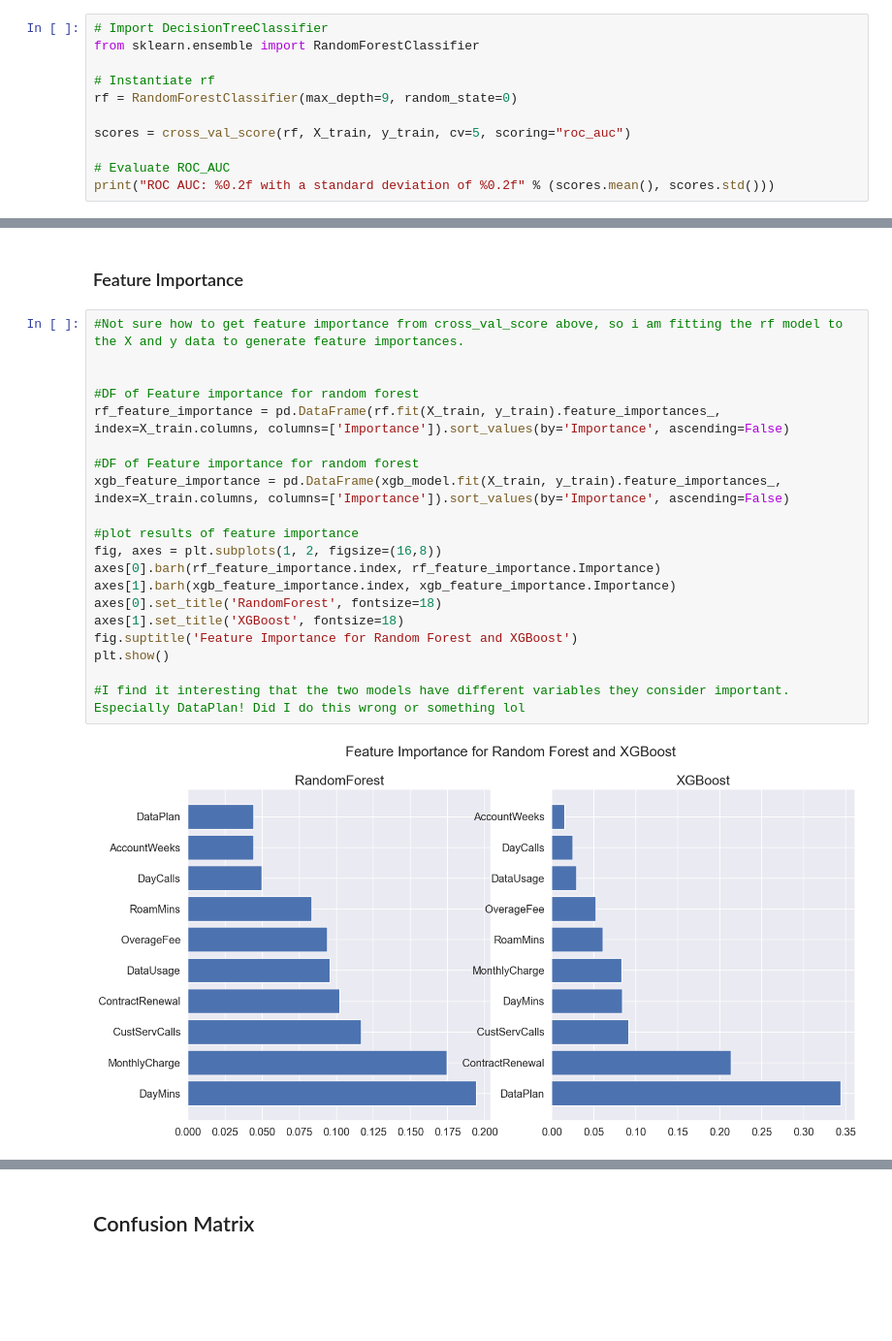
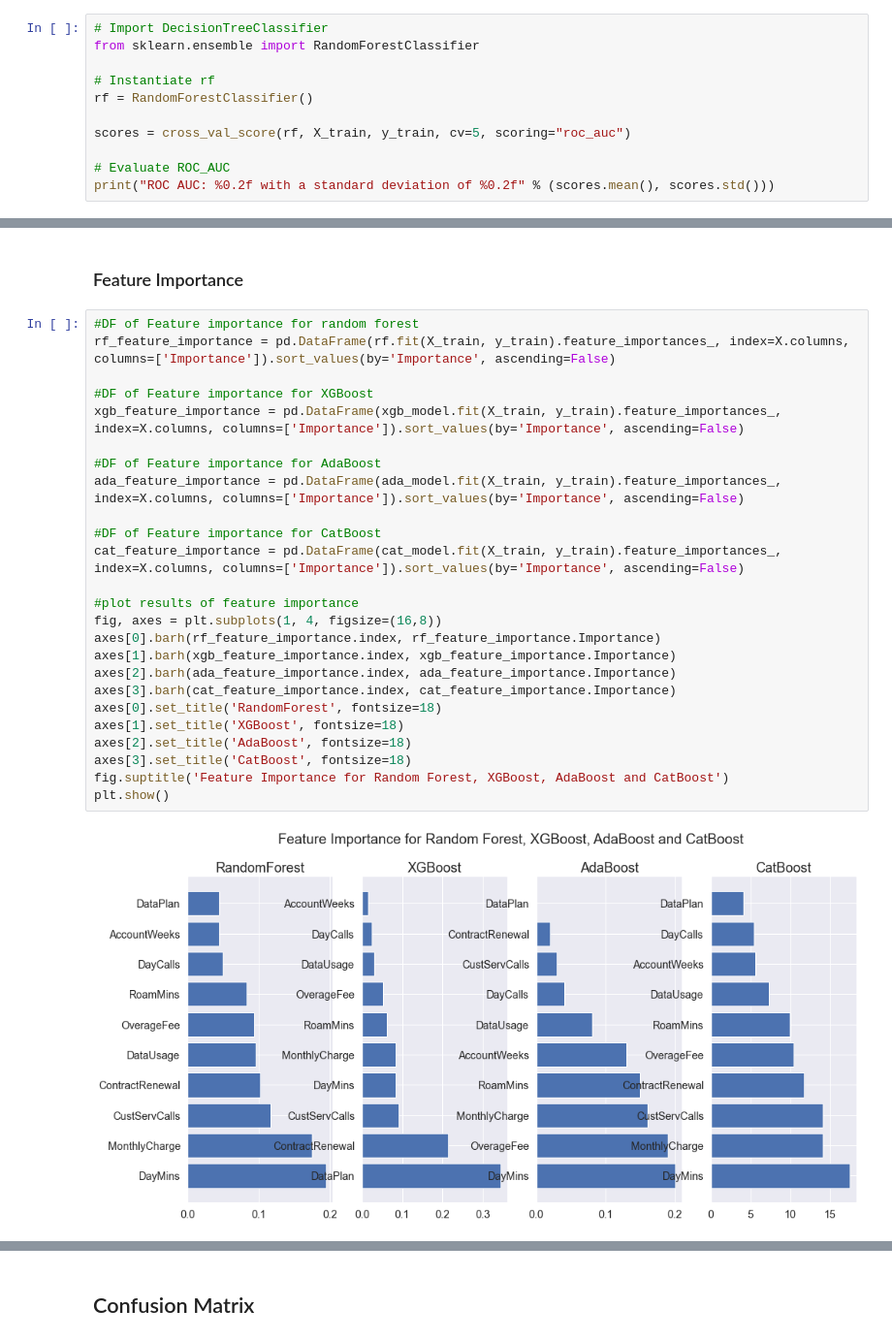
Before and after one commit to luisquinonesPR/ML_Tree_Models, a Jupyter notebook: tree_models.ipynb, the cells around one changed output, grey strips where cells are left out. Shown at 97% size. Saved outputs shown, nothing was run; the diff lists cells and outputs as text; blank space fills up the shorter version.

```diff
--- a/tree_models.ipynb
+++ b/tree_models.ipynb
@@ -237,7 +237,7 @@ def estimator(clf, params, X_train, y_train):
 from sklearn.ensemble import RandomForestClassifier
 
 # Instantiate rf
-rf = RandomForestClassifier(max_depth=9, random_state=0)
+rf = RandomForestClassifier()
 
 scores = cross_val_score(rf, X_train, y_train, cv=5, scoring="roc_auc")
 
@@ -566,24 +374,29 @@ Learning rate set to 0.031469
 # %% [markdown]
 ### Feature Importance
 # %%
-#Not sure how to get feature importance from cross_val_score above, so i am fitting the rf model to the X and y data to generate feature importances.
+#DF of Feature importance for random forest
+rf_feature_importance = pd.DataFrame(rf.fit(X_train, y_train).feature_importances_, index=X.columns, columns=['Importance']).sort_values(by='Importance', ascending=False)
 
+#DF of Feature importance for XGBoost
+xgb_feature_importance = pd.DataFrame(xgb_model.fit(X_train, y_train).feature_importances_, index=X.columns, columns=['Importance']).sort_values(by='Importance', ascending=False)
 
-#DF of Feature importance for random forest
-rf_feature_importance = pd.DataFrame(rf.fit(X_train, y_train).feature_importances_, index=X_train.columns, columns=['Importance']).sort_values(by='Importance', ascending=False)
+#DF of Feature importance for AdaBoost
+ada_feature_importance = pd.DataFrame(ada_model.fit(X_train, y_train).feature_importances_, index=X.columns, columns=['Importance']).sort_values(by='Importance', ascending=False)
 
-#DF of Feature importance for random forest
-xgb_feature_importance = pd.DataFrame(xgb_model.fit(X_train, y_train).feature_importances_, index=X_train.columns, columns=['Importance']).sort_values(by='Importance', ascending=False)
+#DF of Feature importance for CatBoost
+cat_feature_importance = pd.DataFrame(cat_model.fit(X_train, y_train).feature_importances_, index=X.columns, columns=['Importance']).sort_values(by='Importance', ascending=False)
 
 #plot results of feature importance
-fig, axes = plt.subplots(1, 2, figsize=(16,8))
+fig, axes = plt.subplots(1, 4, figsize=(16,8))
 axes[0].barh(rf_feature_importance.index, rf_feature_importance.Importance)
 axes[1].barh(xgb_feature_importance.index, xgb_feature_importance.Importance)
+axes[2].barh(ada_feature_importance.index, ada_feature_importance.Importance)
+axes[3].barh(cat_feature_importance.index, cat_feature_importance.Importance)
 axes[0].set_title('RandomForest', fontsize=18)
 axes[1].set_title('XGBoost', fontsize=18)
-fig.suptitle('Feature Importance for Random Forest and XGBoost')
+axes[2].set_title('AdaBoost', fontsize=18)
+axes[3].set_title('CatBoost', fontsize=18)
+fig.suptitle('Feature Importance for Random Forest, XGBoost, AdaBoost and CatBoost')
 plt.show()
-
-#I find it interesting that the two models have different variables they consider important. Especially DataPlan! Did I do this wrong or something lol
 # %% [output]
-[figure, old version]
+[figure, new version]
```
Also changed, not shown: parts of 18 cells of this notebook.
